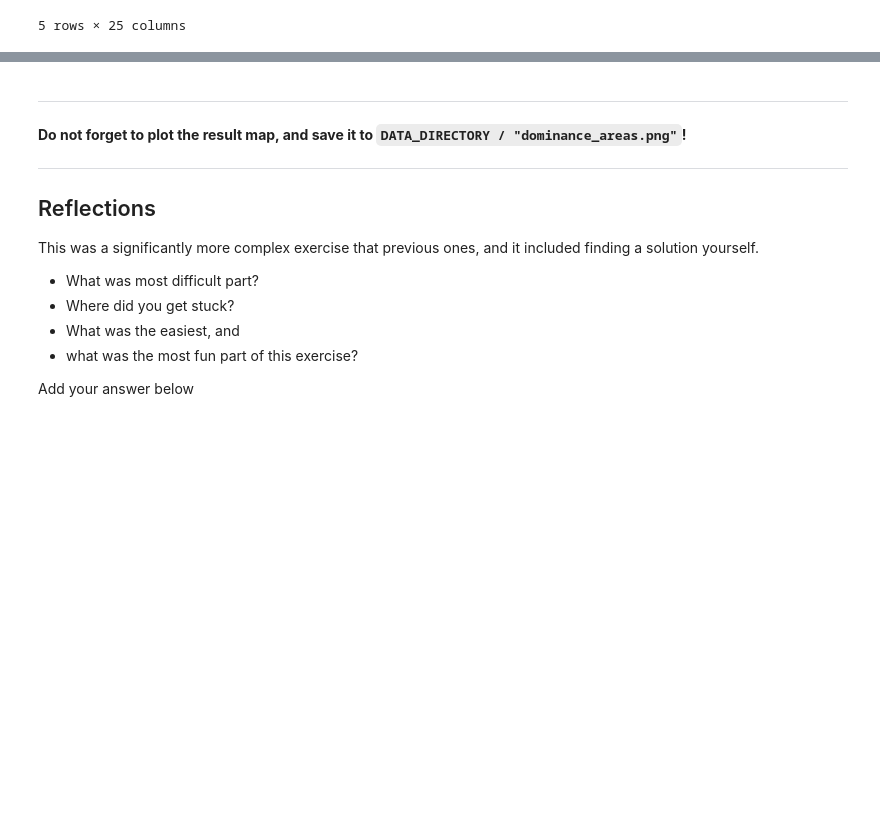
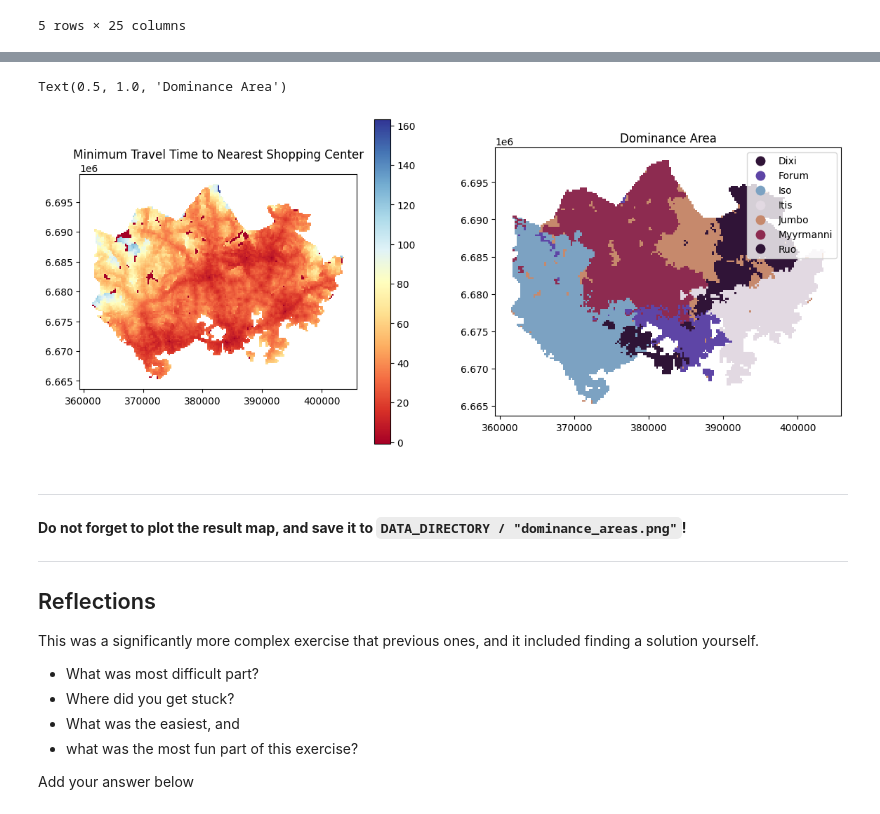
Before and after one commit to SyedAR-17/Geo-Python, a Jupyter notebook: Exercise-4-problem-2.ipynb, the cells around one changed output, grey strips where cells are left out. Saved outputs shown, nothing was run; the diff lists cells and outputs as text; code cells hidden in the pictures; blank space fills up the shorter version.

```diff
--- a/Exercise-4-problem-2.ipynb
+++ b/Exercise-4-problem-2.ipynb
@@ -230,3 +237,16 @@ df.plot(column="closest_shopping_centre",cmap="RdYlBu", linewidth=0, legend=True
+# %%
+import matplotlib.pyplot as plt
+fig, (ax1, ax2) = plt.subplots(1, 2, figsize=(14, 6))
+# Travel Time
+df.plot(column="min_travel_time", cmap="RdYlBu", linewidth=0, legend=True, ax=ax1)
+ax1.set_title("Minimum Travel Time to Nearest Shopping Center")
+
+# Dominance Area
+df.plot(column="closest_shopping_centre", cmap="twilight_shifted", linewidth=0, legend=True, ax=ax2)
+ax2.set_title("Dominance Area")
+# %% [output]
+Text(0.5, 1.0, 'Dominance Area')
+[figure, added]
 # %%
 # NON-EDITABLE TEST CELL
 # Check that output figure file exists
```
Also changed, not shown: parts of 7 cells of this notebook.
